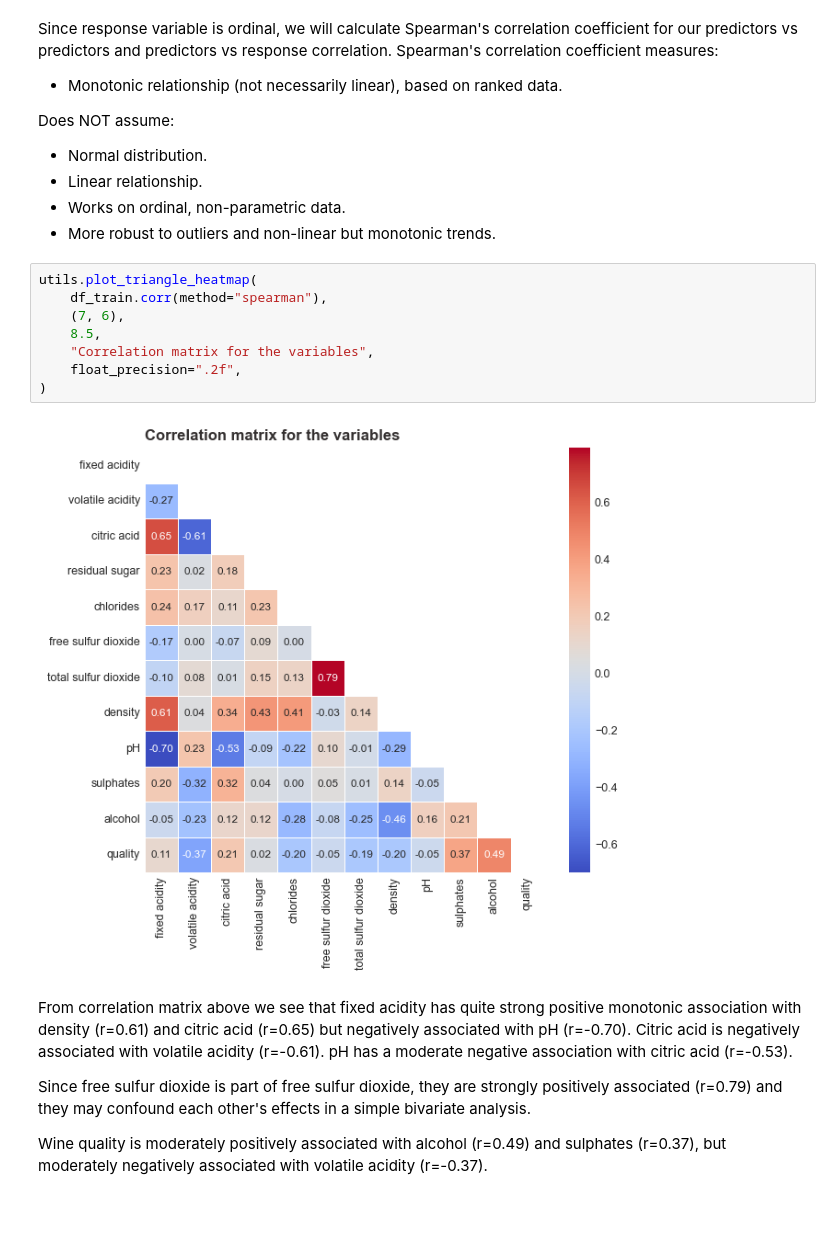
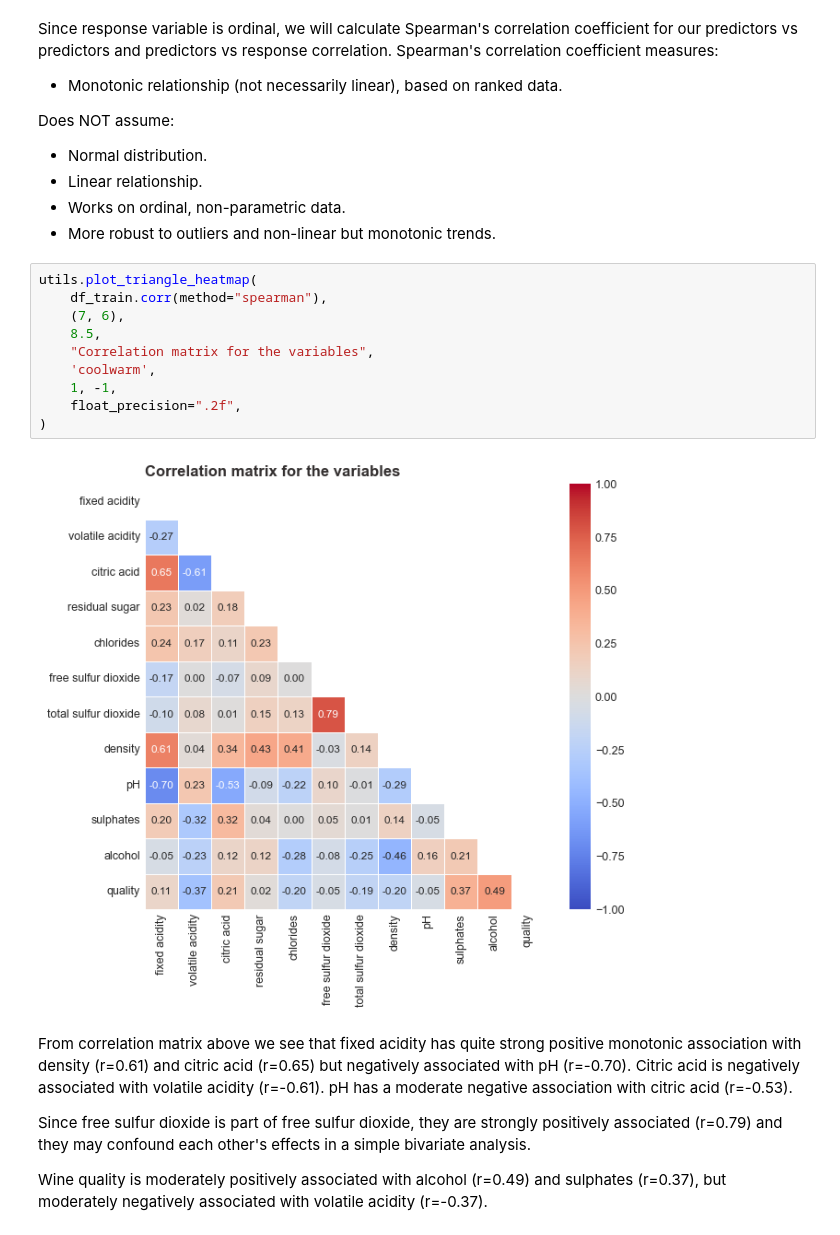
Before and after one commit to Gintare1985/Red-Wine-Quality-Project, a Jupyter notebook: notebooks/Red_wine_quality_analysis.ipynb, the cells around one changed output. Drawn from its saved outputs; the diff is of its cells as text.

```diff
--- a/notebooks/Red_wine_quality_analysis.ipynb
+++ b/notebooks/Red_wine_quality_analysis.ipynb
@@ -675,13 +675,15 @@ Does NOT assume:
 # %%
 utils.plot_triangle_heatmap(
     df_train.corr(method="spearman"),
     (7, 6),
     8.5,
     "Correlation matrix for the variables",
+    'coolwarm',
+    1, -1,
     float_precision=".2f",
 )
 # %% [output]
-[figure, old version]
+[figure, new version]
 # %% [markdown]
 From correlation matrix above we see that fixed acidity has quite strong positive monotonic association with density (r=0.61) and citric acid (r=0.65) but negatively associated with pH (r=-0.70). Citric acid is negatively associated with volatile acidity (r=-0.61). pH has a moderate negative association with citric acid (r=-0.53).
 
```
Also changed, not shown: parts of 69 cells of this notebook, 2 other files.
